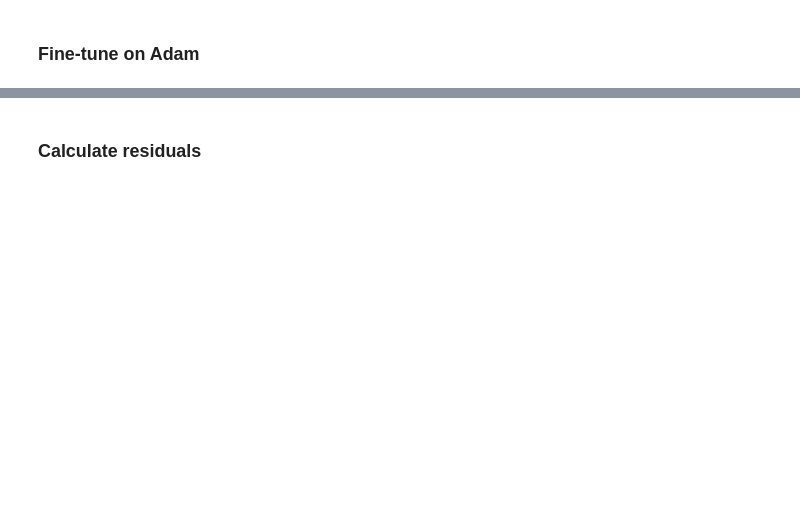
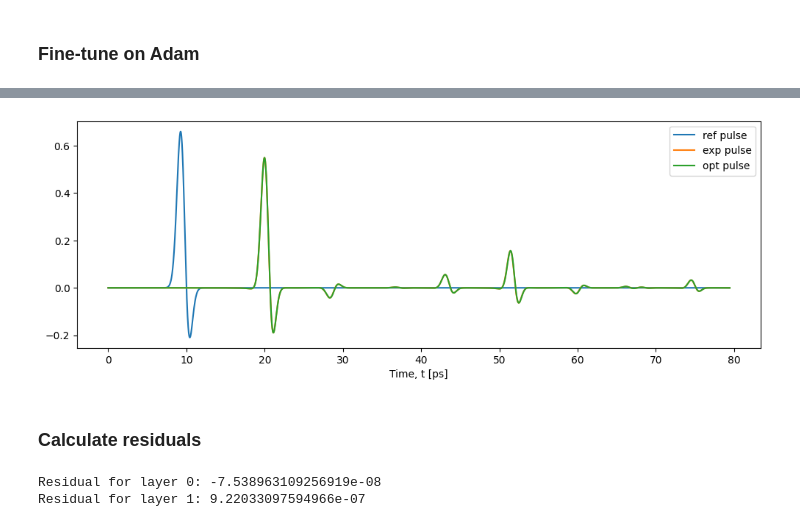
Before and after one commit to tls54/THz-TDS, a Jupyter notebook: Transfer Matrix Method/Targetted_layered_extraction.ipynb, the cells around one changed output, grey strips where cells are left out. Saved outputs shown, nothing was run; the diff lists cells and outputs as text; code cells hidden in the pictures; blank space fills up the shorter version.

```diff
--- a/Transfer Matrix Method/Targetted_layered_extraction.ipynb
+++ b/Transfer Matrix Method/Targetted_layered_extraction.ipynb
@@ -116,6 +151,11 @@ for layer in optim_params:
 ## Experimental params:
 # n1, k1, d1 = 3.46, 0.01, 1e-3
 # n2, k2, d2= 2.5, 0.015, 0.5e-3
+
+optimize_mask = [
+    (False, False, True),
+    (False, False, True),
+]
 
 # Initial guess must be within 150um of the correct answer.
 layers_D_init = [(n1+1j*k1, 0.9e-3), (n2+1j*k2, 0.4e-3)]
@@ -123,11 +163,10 @@ alpha = 10
 
 initial_pulse = simulate_parallel(reference_pulse, layers_D_init, deltat, 0)[1][:L]
 
-BLE_D = BayesianLayeredExtractorD(reference_pulse, experimental_pulse, deltat, layers_D_init)
+BLE_D = BayesianLayeredExtractorNKD(reference_pulse, experimental_pulse, deltat, layers_D_init, optimize_mask=optimize_mask)
+
 print(f'Optimizing n and k with initial conditions {layers_D_init}')
-Dj = BLE_D.bayesian_optimization(n_calls=30)
-
-Bayesian_params_D = [(n1+1j*k1, Dj[0]), (n2+1j*k2, Dj[1])]
+Bayesian_params_D = BLE_D.bayesian_optimization(n_calls=30)
 
 _, Bayesian_pulse_D = simulate_parallel(reference_pulse, Bayesian_params_D, deltat, noise_level=0)
 Bayesian_pulse_D = Bayesian_pulse_D[:L]
@@ -147,13 +195,13 @@ plt.show()
 ### Fine-tune on Adam
 # %%
 # Initial guess must be within 150um of the correct answer.
-Bayesian_init_D = [(n1+1j*k1, Dj[0]), (n2+1j*k2, Dj[1])]
+Bayesian_init_D = Bayesian_params_D
 
-LE_D = LayeredExtractorD(reference_pulse, experimental_pulse, deltat, Bayesian_init_D, lr=0.01)
+LE_D = LayeredExtractor(reference_pulse, experimental_pulse, deltat, Bayesian_init_D, lr=0.01, optimize_mask=optimize_mask)
 print(f'Optimizing n and k with initial conditions {layers_D_init}')
-Dj_opt = LE_D.optimize(num_iterations=50, updates=5)
+results = LE_D.optimize(num_iterations=30, updates=5)
 
-optim_params_D = [(n1+1j*k1, Dj_opt[0]), (n2+1j*k2, Dj_opt[1])]
+optim_params_D = [(n1+1j*k1, results[0][2]), (n2+1j*k2, results[1][2])]
 
 _, optim_pulse_D = simulate_parallel(reference_pulse, optim_params_D, deltat, noise_level=0)
 optim_pulse_D = optim_pulse_D[:L]
@@ -166,3 +214,4 @@ plt.plot(t_axis*1e12, optim_pulse_D.detach().cpu().numpy(), label='opt pulse')
 plt.xlabel('Time, t [ps]')
 plt.legend()
 plt.show()
+# %% [output]
@@ -169,3 +227,4 @@ plt.show()
+[figure, added]
 # %% [markdown]
 ### Calculate residuals
 # %%
@@ -173,5 +232,8 @@ D_res = np.zeros(len(optim_params))
 i=0
 for layer in optim_params_D:
     D_res[i] = layer[1] - material_params_exp[i][1]
-    print(f'D residual for layer {i}: {D_res[i]}')
+    print(f'Residual for layer {i}: {D_res[i]}')
     i+=1
+# %% [output]
+Residual for layer 0: -7.538963109256919e-08
+Residual for layer 1: 9.22033097594966e-07
```
Also changed, not shown: parts of 9 cells of this notebook, 6 other files.
